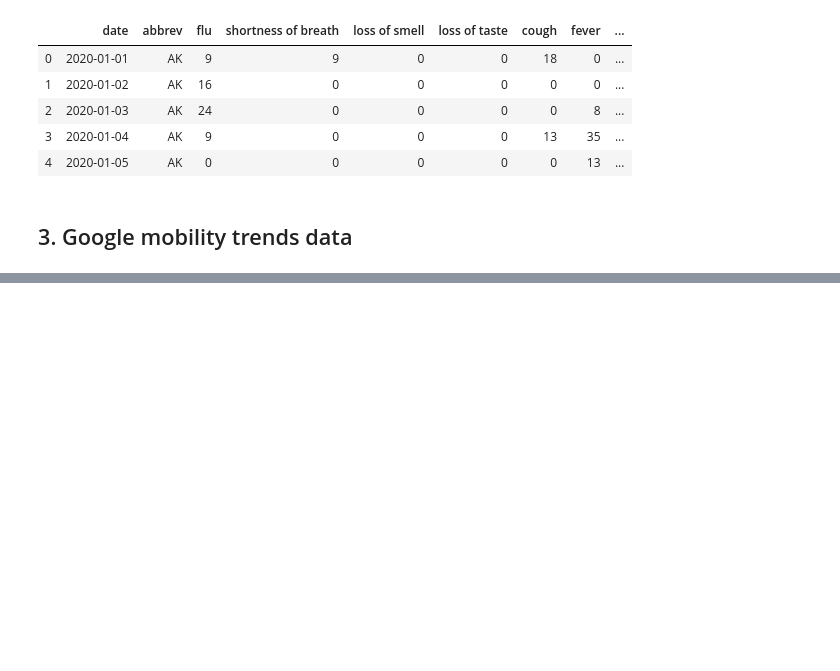
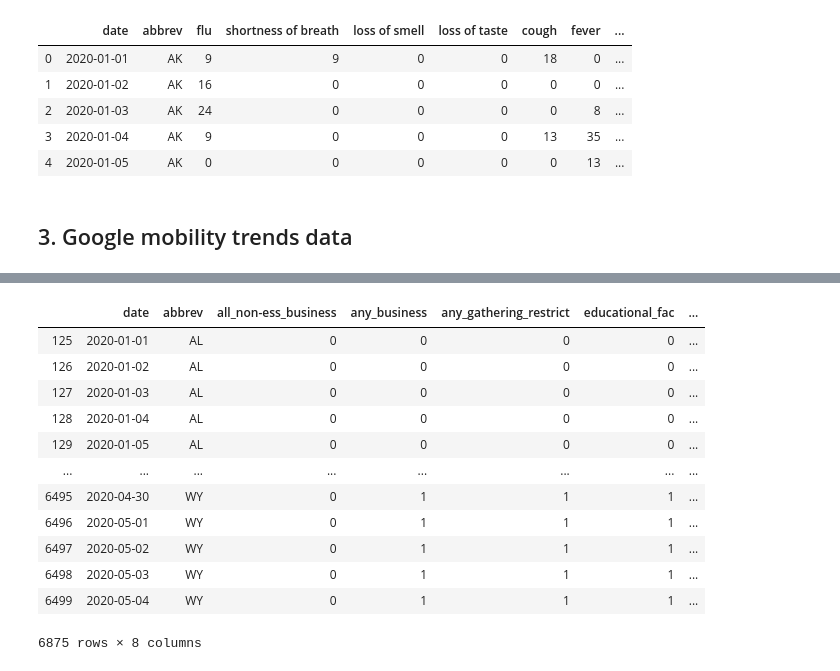
Before and after one commit to spotted-d/RNN_covid19_modeling, a Jupyter notebook: data_extraction/data_extracts.ipynb, the cells around one changed output, grey strips where cells are left out. Saved outputs shown, nothing was run; the diff lists cells and outputs as text; code cells hidden in the pictures; blank space fills up the shorter version.

Commit message:
data - ihme mitigation measures

```diff
--- a/data_extraction/data_extracts.ipynb
+++ b/data_extraction/data_extracts.ipynb
@@ -582,0 +600,9 @@ pickle.dump(mobility_us, open("../data/us_state_mobility_data.p", "wb" ))
+# %%
+# create dataframe with just mitigation measures
+keeps = ['location_name', 'all_non-ess_business_start_date', 'any_business_start_date',
+              'any_gathering_restrict_start_date', 'educational_fac_start_date',
+              'stay_home_start_date', 'travel_limit_start_date',
+              'all_non-ess_business_end_date', 'any_business_end_date',
+              'any_gathering_restrict_end_date', 'educational_fac_end_date',
+              'stay_home_end_date', 'travel_limit_end_date']
+mitigation = ihme_summary[keeps]
@@ -582,0 +636,31 @@ pickle.dump(mobility_us, open("../data/us_state_mobility_data.p", "wb" ))
+# %%
+def build_mitigation_time_series(state_abbrev):
+
+    # build standalone df of state mitigation dates
+    state_mitigation = mitigation.loc[mitigation["abbrev"] == state_abbrev]
+
+    # empty df with state and dates of interest
+    state_dates = queries_master.loc[queries_master["abbrev"] == state_abbrev][["date", "abbrev"]]
+    state_dates["date"] = pd.to_datetime(state_dates["date"])
+
+    # generate time series of mitigation measures
+    for measure in mitigation_measures:
+        state_dates[measure] = (
+            (state_dates["date"] >= state_mitigation[f"{measure}_start_date"].values[0]) &
+            (state_dates["date"] <= state_mitigation[f"{measure}_end_date"].values[0])).astype(int)
+
+    return state_dates
+# %%
+# empty df
+hi = build_mitigation_time_series("HI")
+state_mitigation_measures = pd.DataFrame(columns = hi.columns)
+
+# loop through all states
+for state in states:
+    try:
+        state_mit = build_mitigation_time_series(state)
+    except:
+        print(f"NOT FOUND: {state}")
+    state_mitigation_measures = pd.concat([state_mitigation_measures, state_mit])
+
+state_mitigation_measures.head()
@@ -582,0 +678,19 @@ pickle.dump(mobility_us, open("../data/us_state_mobility_data.p", "wb" ))
+# %%
+# check null
+state_mitigation_measures.isnull().any()
+
+state_mitigation_measures
+# %% [output]
+|  | date | abbrev | all_non-ess_business | any_business | any_gathering_restrict | educational_fac | ... |
+| 125 | 2020-01-01 | AL | 0 | 0 | 0 | 0 | ... |
+| 126 | 2020-01-02 | AL | 0 | 0 | 0 | 0 | ... |
+| 127 | 2020-01-03 | AL | 0 | 0 | 0 | 0 | ... |
+| 128 | 2020-01-04 | AL | 0 | 0 | 0 | 0 | ... |
+| 129 | 2020-01-05 | AL | 0 | 0 | 0 | 0 | ... |
+| ... | ... | ... | ... | ... | ... | ... | ... |
+| 6495 | 2020-04-30 | WY | 0 | 1 | 1 | 1 | ... |
+| 6496 | 2020-05-01 | WY | 0 | 1 | 1 | 1 | ... |
+| 6497 | 2020-05-02 | WY | 0 | 1 | 1 | 1 | ... |
+| 6498 | 2020-05-03 | WY | 0 | 1 | 1 | 1 | ... |
+| 6499 | 2020-05-04 | WY | 0 | 1 | 1 | 1 | ... |
+6875 rows × 8 columns
```
Also changed, not shown: parts of 5 cells of this notebook, 3 other files.
